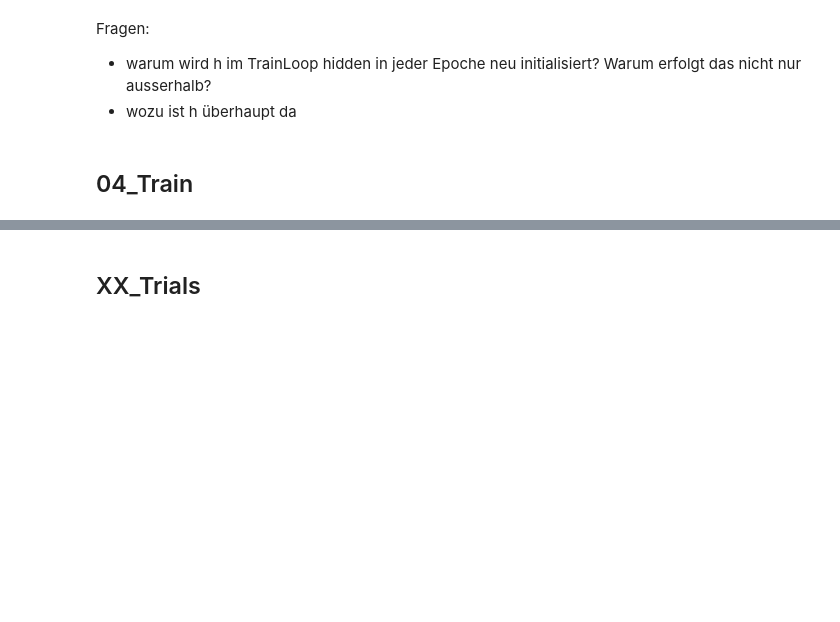
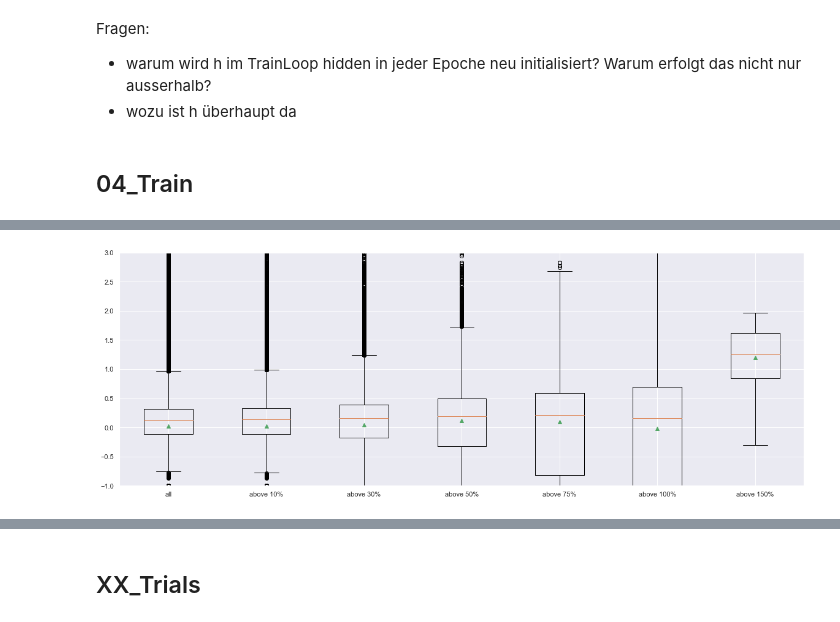
Before and after one commit to HansjoergW/bfh_mt_hs2020_robo_advisor, a Jupyter notebook: 05_train_with_history_gru.ipynb, the cells around one changed output, grey strips where cells are left out. Saved outputs shown, nothing was run; the diff lists cells and outputs as text; code cells hidden in the pictures; blank space fills up the shorter version.

```diff
--- a/05_train_with_history_gru.ipynb
+++ b/05_train_with_history_gru.ipynb
@@ -555,0 +629,23 @@ plt.plot(avg_loss_list)
+# %%
+def create_groups(df:pd.DataFrame) -> List[pd.DataFrame]:
+    pred_all =     df
+    pred_min_10 =  df[df.prediction >  0.1]
+    pred_min_30 =  df[df.prediction >  0.3]
+    pred_min_50 =  df[df.prediction >  0.5]
+    pred_min_75 =  df[df.prediction >  0.75]
+    pred_min_100 = df[df.prediction >  1.0]
+    pred_min_150 = df[df.prediction >  1.5]
+
+    data_sets = [pred_all, pred_min_10, pred_min_30, pred_min_50, pred_min_75, pred_min_100, pred_min_150]
+    return data_sets
+
+group_labels = ['all', 'above 10%', 'above 30%','above 50%','above 75%','above 100%','above 150%']
+# %%
+def draw_box(list_df:List[pd.DataFrame]):
+    data = [x.r_potential.tolist() for x in list_df]
+
+    fig, ax = plt.subplots(figsize=(20,7))
+    ax.boxplot(data, showmeans=True)
+    ax.set_ylim(-1,3)
+    plt.xticks(np.arange(len(group_labels))+1, group_labels)
+    plt.show()
@@ -555,0 +705,9 @@ plt.plot(avg_loss_list)
+# %%
+groups_top500_all = create_groups(df_predicted_pd)
+groups_top500_2018 = create_groups(df_2018)
+groups_top500_2019 = create_groups(df_2019)
+groups_top500_2020 = create_groups(df_2020)
+# %%
+draw_box(groups_top500_all)
+# %% [output]
+[figure, added]
```
Also changed, not shown: parts of 30 cells of this notebook.
